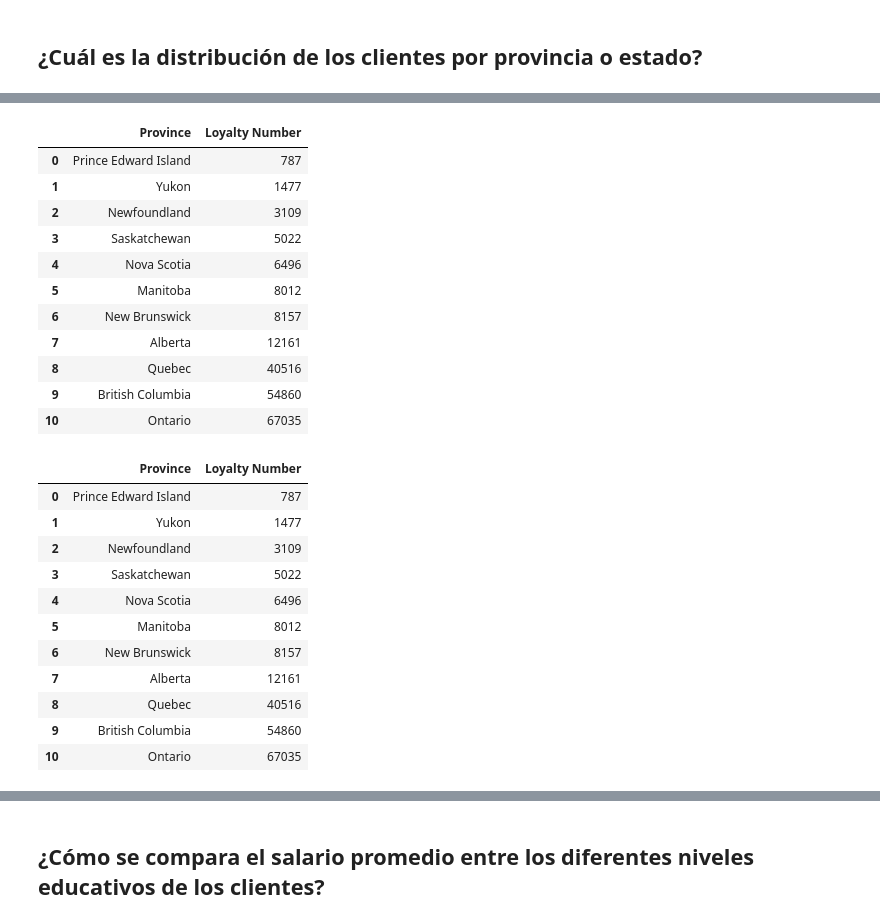
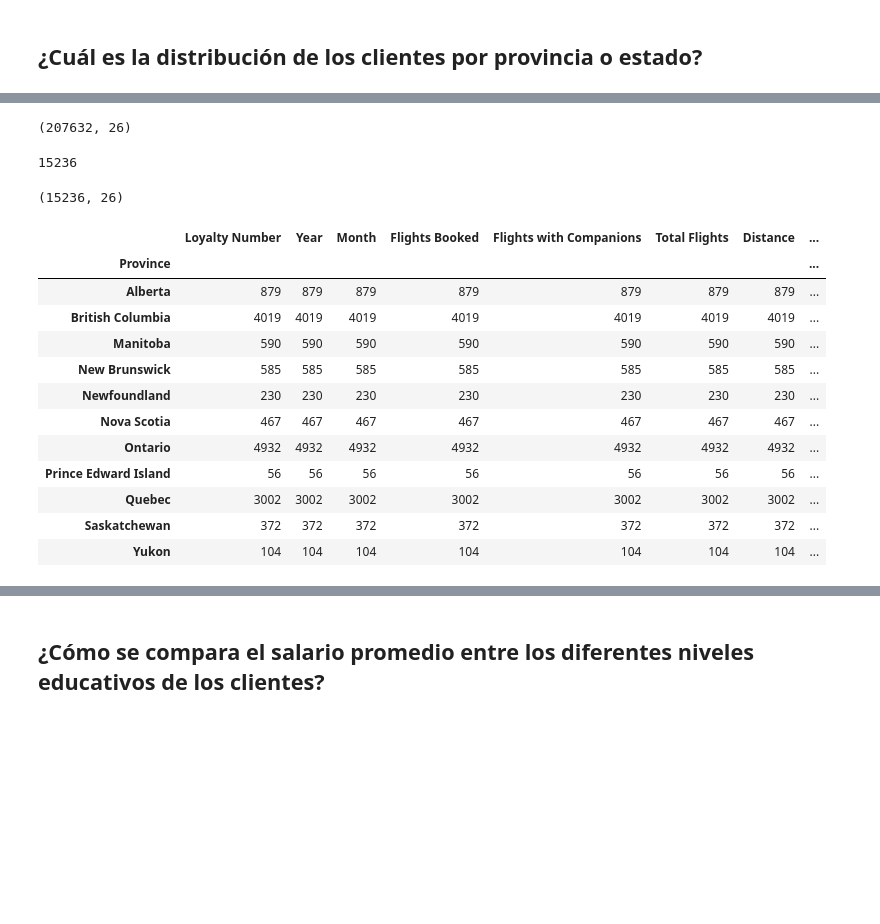
Before and after one commit to Adalab/bda-modulo-3-evaluacion-final-Andrea-Gauger, a Jupyter notebook: notebooks/03_visualizacion.ipynb, the cells around one changed output, grey strips where cells are left out. Saved outputs shown, nothing was run; the diff lists cells and outputs as text; code cells hidden in the pictures; blank space fills up the shorter version.

```diff
--- a/notebooks/03_visualizacion.ipynb
+++ b/notebooks/03_visualizacion.ipynb
@@ -229,32 +226,34 @@ df_clientes_unicos2.shape
-# %%
-df.groupby("Province")["Loyalty Number"].count().sort_values().reset_index()
-# %% [output]
-|  | Province | Loyalty Number |
-| 0 | Prince Edward Island | 787 |
-| 1 | Yukon | 1477 |
-| 2 | Newfoundland | 3109 |
-| 3 | Saskatchewan | 5022 |
-| 4 | Nova Scotia | 6496 |
-| 5 | Manitoba | 8012 |
-| 6 | New Brunswick | 8157 |
-| 7 | Alberta | 12161 |
-| 8 | Quebec | 40516 |
-| 9 | British Columbia | 54860 |
-| 10 | Ontario | 67035 |
-# %%
-clientes_ciudad = df.groupby("Province")["Loyalty Number"].count().sort_values().reset_index()
-clientes_ciudad
-# %% [output]
-|  | Province | Loyalty Number |
-| 0 | Prince Edward Island | 787 |
-| 1 | Yukon | 1477 |
-| 2 | Newfoundland | 3109 |
-| 3 | Saskatchewan | 5022 |
-| 4 | Nova Scotia | 6496 |
-| 5 | Manitoba | 8012 |
-| 6 | New Brunswick | 8157 |
-| 7 | Alberta | 12161 |
-| 8 | Quebec | 40516 |
-| 9 | British Columbia | 54860 |
-| 10 | Ontario | 67035 |
+# %%
+# miro las filas totales del df
+df.shape
+# %% [output]
+(207632, 26)
+# %%
+# miro los valores unicos de "Loyalty Number"
+df["Loyalty Number"].nunique()
+# %% [output]
+15236
+# %%
+# creo un df nuevo donde solo me aparezcan los clientes 1 vez, sin estar duplicados
+df_clientes_unicos = df.drop_duplicates(subset="Loyalty Number")
+df_clientes_unicos.shape
+# %% [output]
+(15236, 26)
+# %%
+# agrupo manualmente para ver los resultados
+df_clientes_unicos.groupby("Province").count()
+# %% [output]
+|  | Loyalty Number | Year | Month | Flights Booked | Flights with Companions | Total Flights | Distance | ... |
+| Province |  |  |  |  |  |  |  | ... |
+| Alberta | 879 | 879 | 879 | 879 | 879 | 879 | 879 | ... |
+| British Columbia | 4019 | 4019 | 4019 | 4019 | 4019 | 4019 | 4019 | ... |
+| Manitoba | 590 | 590 | 590 | 590 | 590 | 590 | 590 | ... |
+| New Brunswick | 585 | 585 | 585 | 585 | 585 | 585 | 585 | ... |
+| Newfoundland | 230 | 230 | 230 | 230 | 230 | 230 | 230 | ... |
+| Nova Scotia | 467 | 467 | 467 | 467 | 467 | 467 | 467 | ... |
+| Ontario | 4932 | 4932 | 4932 | 4932 | 4932 | 4932 | 4932 | ... |
+| Prince Edward Island | 56 | 56 | 56 | 56 | 56 | 56 | 56 | ... |
+| Quebec | 3002 | 3002 | 3002 | 3002 | 3002 | 3002 | 3002 | ... |
+| Saskatchewan | 372 | 372 | 372 | 372 | 372 | 372 | 372 | ... |
+| Yukon | 104 | 104 | 104 | 104 | 104 | 104 | 104 | ... |
 # %%
```
Also changed, not shown: parts of 17 cells of this notebook, 4 other files.
